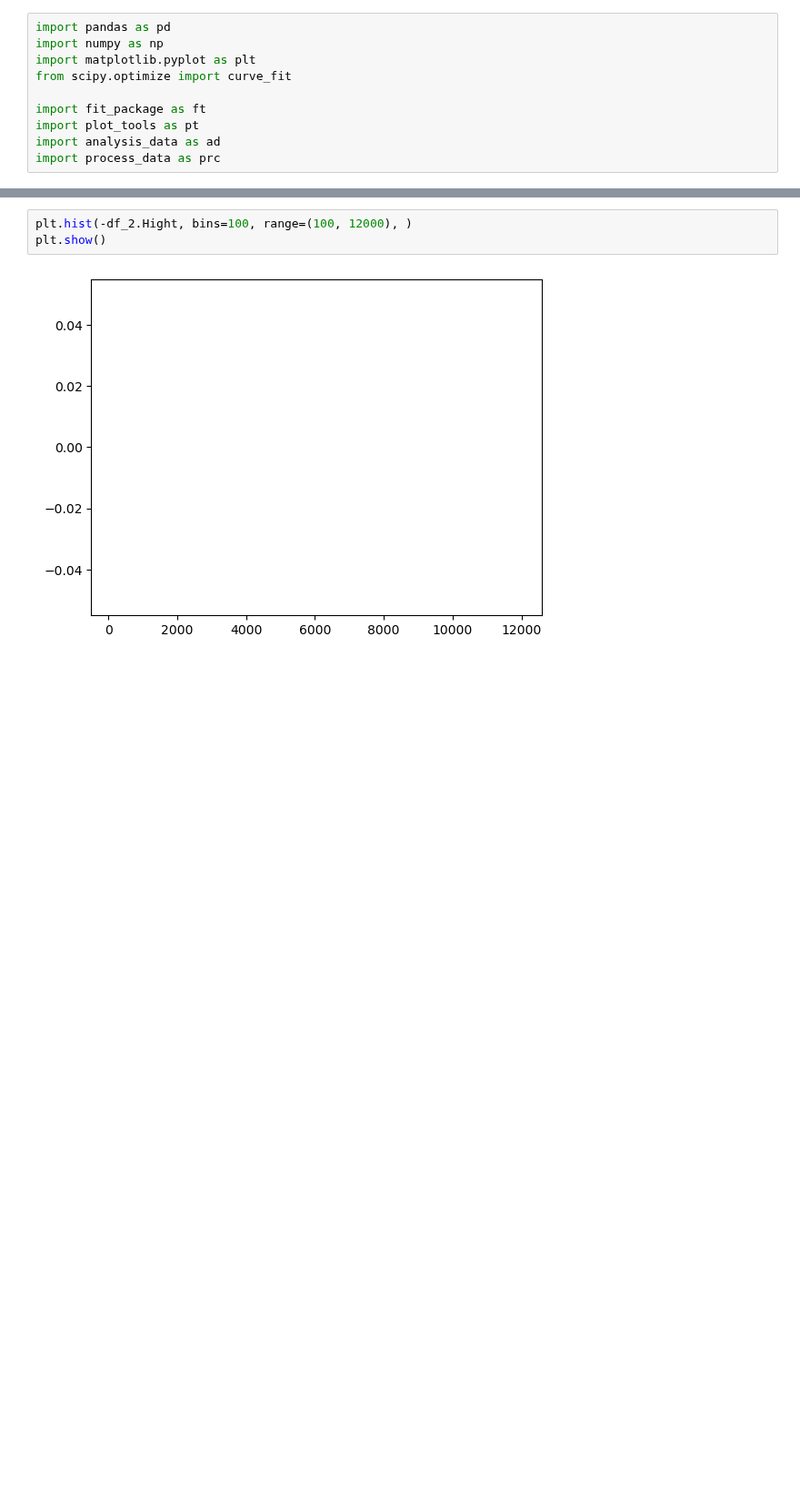
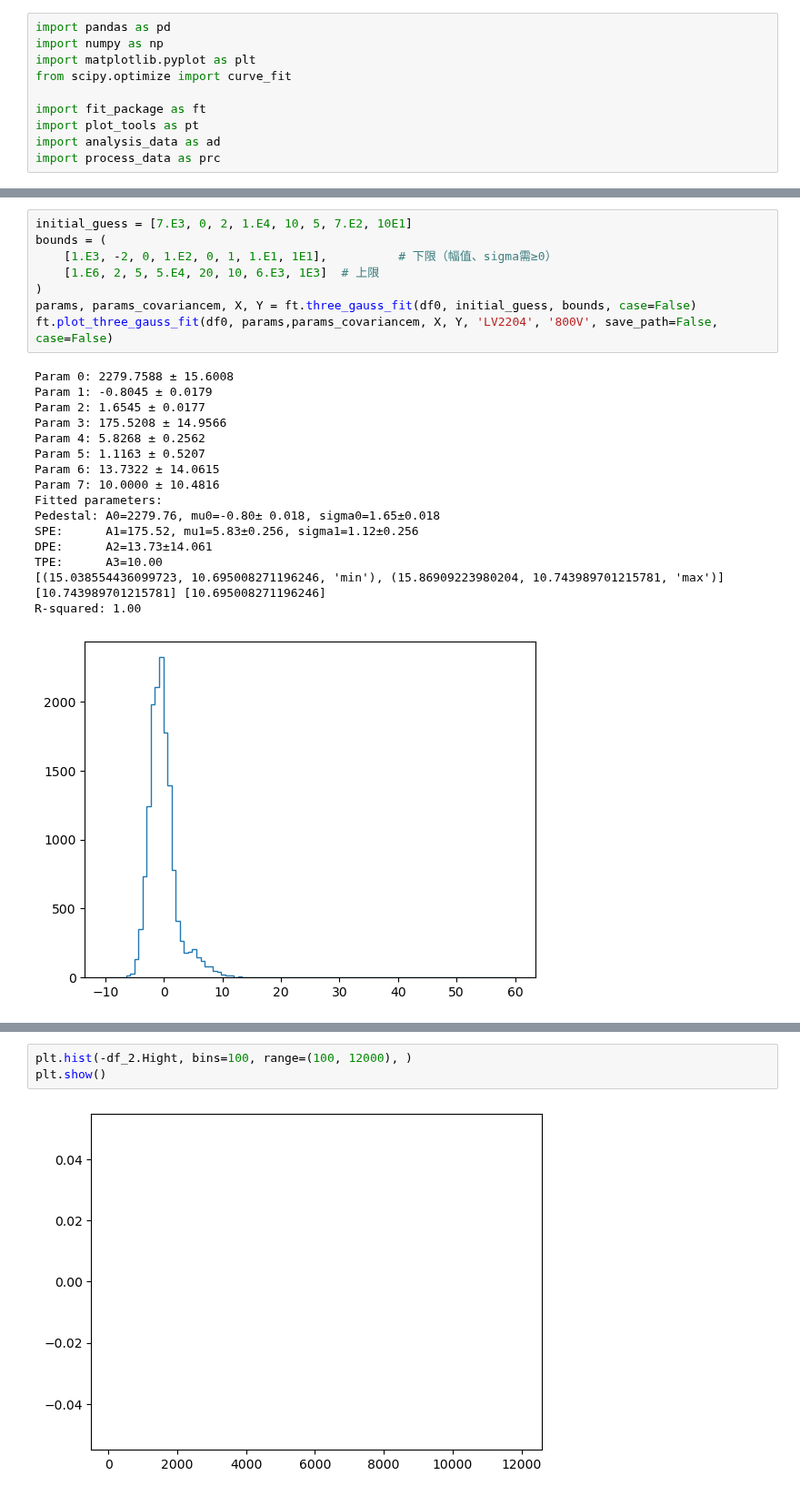
Before and after one commit to Westlake-University-Lsc-lab/ProcessLocalData, a Jupyter notebook: darkrate.ipynb, the cells around one changed output, grey strips where cells are left out. Shown at 91% size. Saved outputs shown, nothing was run; the diff lists cells and outputs as text; blank space fills up the shorter version.

```diff
--- a/darkrate.ipynb
+++ b/darkrate.ipynb
@@ -165,0 +174,26 @@ df_2
+# %%
+initial_guess = [7.E3, 0, 2, 1.E4, 10, 5, 7.E2, 10E1]
+bounds = (
+    [1.E3, -2, 0, 1.E2, 0, 1, 1.E1, 1E1],          # 下限（幅值、sigma需≥0）
+    [1.E6, 2, 5, 5.E4, 20, 10, 6.E3, 1E3]  # 上限
+)
+params, params_covariancem, X, Y = ft.three_gauss_fit(df0, initial_guess, bounds, case=False)
+ft.plot_three_gauss_fit(df0, params,params_covariancem, X, Y, 'LV2204', '800V', save_path=False, case=False)
+# %% [output]
+Param 0: 2279.7588 ± 15.6008
+Param 1: -0.8045 ± 0.0179
+Param 2: 1.6545 ± 0.0177
+Param 3: 175.5208 ± 14.9566
+Param 4: 5.8268 ± 0.2562
+Param 5: 1.1163 ± 0.5207
+Param 6: 13.7322 ± 14.0615
+Param 7: 10.0000 ± 10.4816
+Fitted parameters:
+Pedestal: A0=2279.76, mu0=-0.80± 0.018, sigma0=1.65±0.018
+SPE:      A1=175.52, mu1=5.83±0.256, sigma1=1.12±0.256
+DPE:      A2=13.73±14.061
+TPE:      A3=10.00
+[(15.038554436099723, 10.695008271196246, 'min'), (15.86909223980204, 10.743989701215781, 'max')]
+[10.743989701215781] [10.695008271196246]
+R-squared: 1.00
+[figure, added]
```
Also changed, not shown: parts of 6 cells of this notebook.
